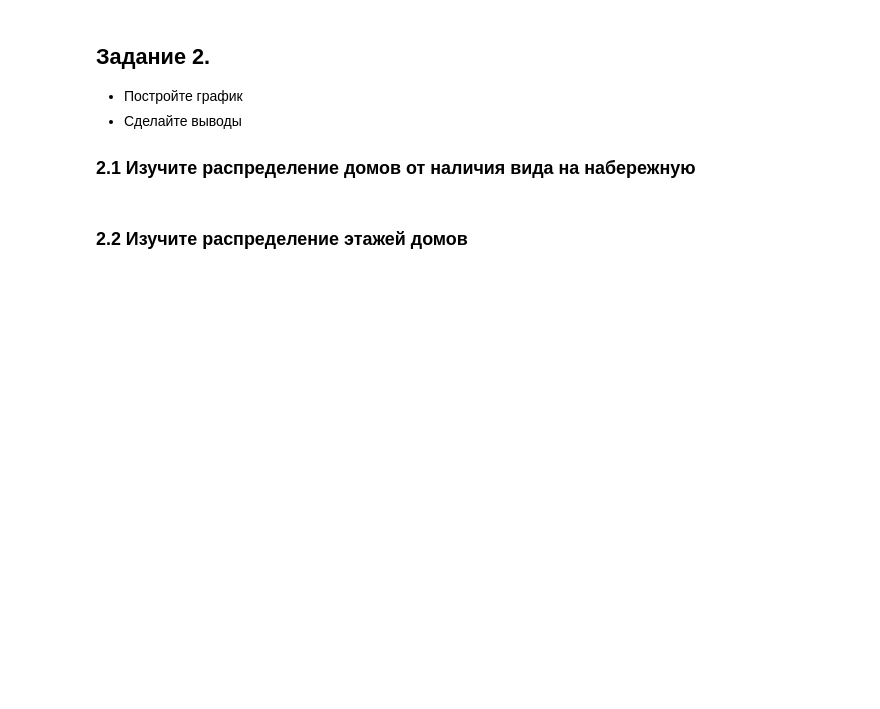
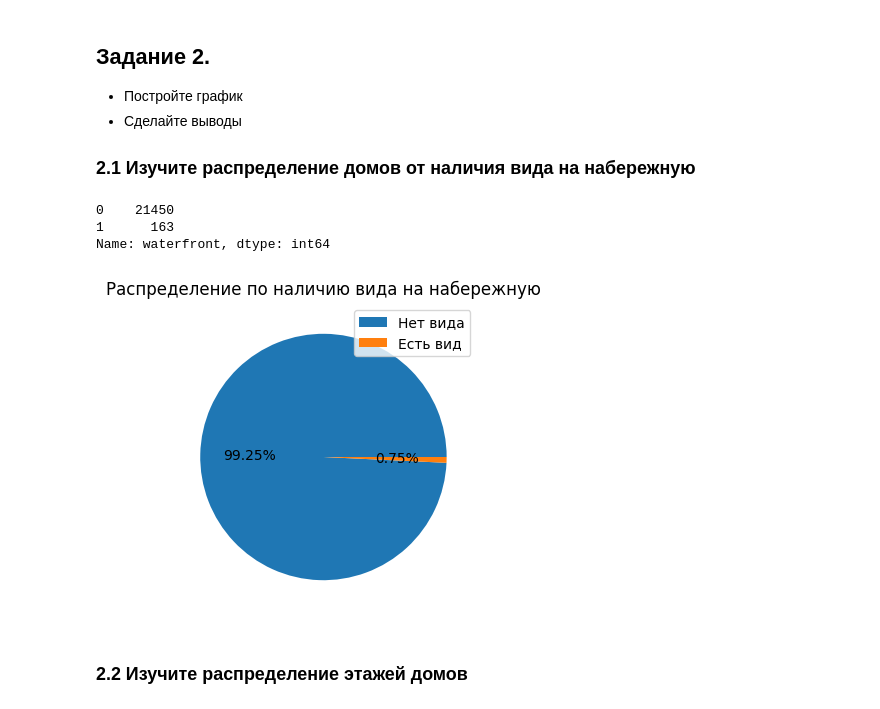
Before and after one commit to LeshiyOleg/HW_Python_in_Analytics, a Jupyter notebook: Homework_Seminar_4.ipynb, the cells around one changed output. Saved outputs shown, nothing was run; the diff lists cells and outputs as text; code cells hidden in the pictures; blank space fills up the shorter version.

```diff
--- a/Homework_Seminar_4.ipynb
+++ b/Homework_Seminar_4.ipynb
@@ -32,5 +59,20 @@ df.head()
 - Постройте график
 - Сделайте выводы
 ### 2.1 Изучите распределение домов от наличия вида на набережную
+# %%
+data = df['waterfront'].value_counts()
+print (data)
+names = data.index
+values = data.values
+
+plt.figure(figsize=(6, 4))
+plt.title('Распределение по наличию вида на набережную')
+plt.pie(values, autopct='%.2f%%')
+plt.legend(['Нет вида', 'Есть вид']);
+# %% [output]
+0    21450
+1      163
+Name: waterfront, dtype: int64
+[figure, added]
 # %% [markdown]
 ### 2.2 Изучите распределение этажей домов
```
Also changed, not shown: parts of 18 cells of this notebook, 2 other files.
